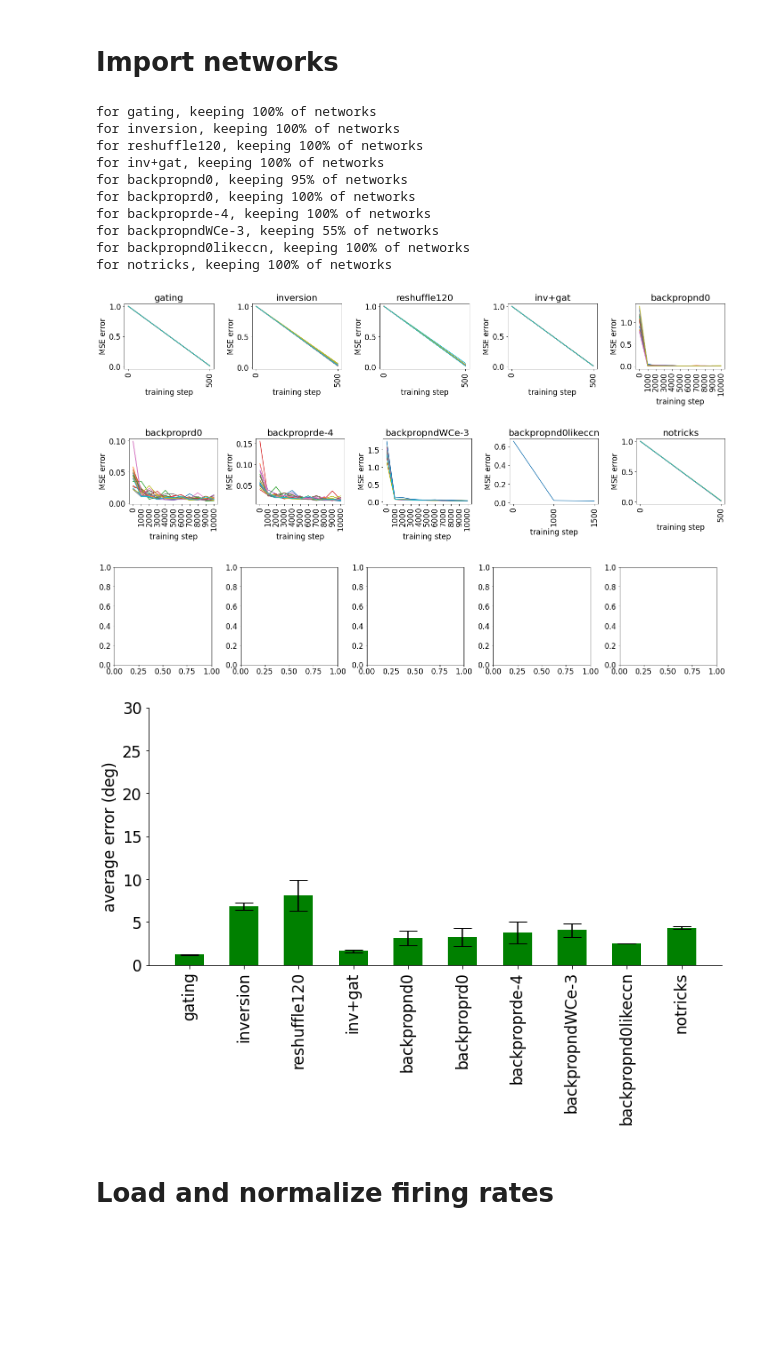
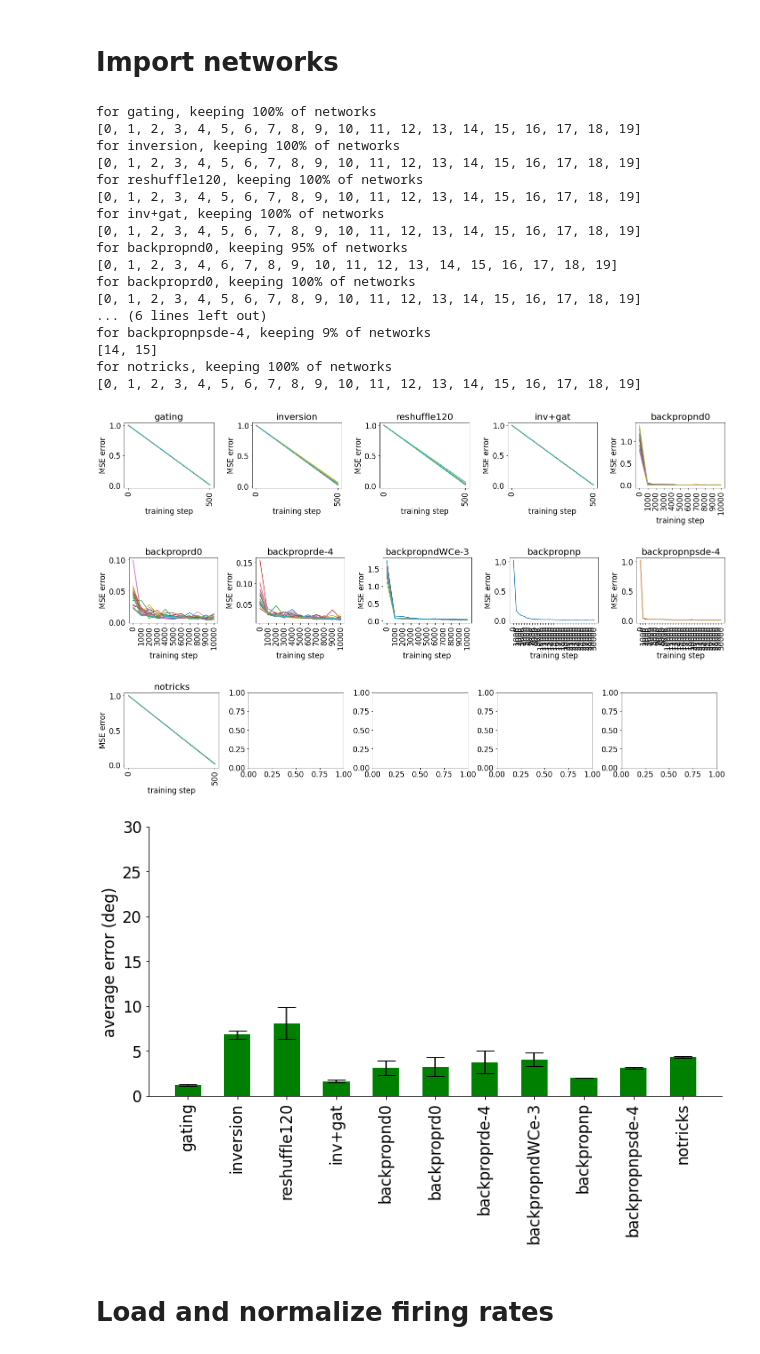
Before and after one commit to azaho/ccn_story3, a Jupyter notebook: netdist.ipynb, the cells around one changed output. Saved outputs shown, nothing was run; the diff lists cells and outputs as text; code cells hidden in the pictures; blank space fills up the shorter version.

```diff
--- a/netdist.ipynb
+++ b/netdist.ipynb
@@ -6,7 +6,7 @@ from netrep.metrics import LinearMetric
 from netrep.metrics import GaussianStochasticMetric
 import matplotlib.pyplot as plt
 import seaborn as sns
-import json
+import json, math
 from scipy import stats
 
 # Load all networks to study here
@@ -71,9 +71,14 @@ all_networks = {
         "names": [f"data/backpropndecCTRNN_2DIR1O_dr100_n0.1_la0.001_r{i}_dv" for i in range(20)],
         "indices": np.arange(0, 64, 16)
     },
-    "backpropnd0likeccn": {
-        "color": np.random.rand(3,),
-        "names": [f"data/backpropndCTRNN_2DIR1O_dr100_n0.1_la0.0001_rlikeCCN_dv" for i in range(1)],
+    "backpropnp": {
+        "color": np.random.rand(3,),  # random color
+        "names": [f"data/backpropnpCTRNN_2DIR1O_dr100_n0.1_la0.0001_rAA_dv" for i in range(1)],
+        "indices": np.arange(0, 64, 16)
+    },
+    "backpropnpsde-4": {
+        "color": np.random.rand(3,),  # random color
+        "names": [f"data/backpropnpsdCTRNN_2DIR1O_dr100_n0.1_la0.0001_r{i}_dv" for i in range(20)],
         "indices": np.arange(0, 64, 16)
     },
     "notricks": {
@@ -114,7 +119,8 @@ all_networks = {
 }
 
 
-keep = "gating,inversion,reshuffle120,inv+gat,backpropnd0,backproprd0,backproprde-4,backpropndWCe-3,backpropnd0likeccn,notricks,diego_phd_mst,diego_phd_pfc,diego_new_mst,diego_new_pfc,cheng_pfc".split(',')
+keep = "gating,inversion,reshuffle120,inv+gat,backpropnd0,backproprd0,backproprde-4,backpropndWCe-3,backpropnp,notricks,diego_phd_mst,diego_phd_pfc,diego_new_mst,diego_new_pfc,cheng_pfc".split(',')
+keep = "gating,inversion,reshuffle120,inv+gat,backpropnd0,backproprd0,backproprde-4,backpropndWCe-3,backpropnp,backpropnpsde-4,notricks,diego_phd_mst,diego_phd_pfc,diego_new_mst,diego_new_pfc,cheng_pfc".split(',')
 for key in list(all_networks.keys()):
    if key not in keep: del all_networks[key]
 
@@ -136,7 +142,7 @@ for name, network in all_networks.items():
     if 'errors' in network:
         indices_to_remove = []
         for i, error in enumerate(network['errors']):
-            if error>15:
+            if error>15 or math.isnan(error):
                 indices_to_remove.append(i)
 
         print(f"for {name}, keeping {int((1-len(indices_to_remove)/len(network['names']))*100)}% of networks")
@@ -144,6 +150,7 @@ for name, network in all_networks.items():
             del network['names'][x]
             del network['errors'][x]
             del network['metadatas'][x]
+        print([i for i in range(20) if i not in indices_to_remove])
 
 # show all errors through time, for an overview
 row_count = 0  # Counter to track the number of plots in the current row
@@ -166,39 +173,46 @@ for network_name, network in all_networks.items():
         fig, axs = plt.subplots(1, 5, figsize=(20, 4))
         row_count = 0
 plt.tight_layout()
 plt.show()
 
 # show all final errors of kept networks, for comparison
 use_networks = [key for key in all_networks.keys() if "neural" not in all_networks[key] or not all_networks[key]["neural"]]
 means = [np.mean(all_networks[network]["errors"]) for network in use_networks]
 errors = [np.std(all_networks[network]["errors"]) for network in use_networks]
 fig = plt.figure(figsize=(10, 7))
 plt.rc('font', **{'family': 'DejaVu Sans', 'weight': 'normal', 'size': 17})
 ax = plt.subplot(1, 1, 1)
 ax.bar(np.arange(1, len(use_networks)+1)*1.5, means, yerr=errors, align='center', alpha=1, ecolor='black', capsize=10, color="green")
 plt.xticks(ticks=np.arange(1, len(use_networks)+1)*1.5, labels=use_networks)
 plt.ylim(0, 30)
 ax.set_ylabel('average error (deg)')
 plt.gca().spines['top'].set_visible(False)
 plt.gca().spines['right'].set_visible(False)
 plt.gca().set_xticklabels(ax.get_xticklabels(), rotation=90)
 plt.tight_layout()
 plt.show()
 # %% [output]
 for gating, keeping 100% of networks
+[0, 1, 2, 3, 4, 5, 6, 7, 8, 9, 10, 11, 12, 13, 14, 15, 16, 17, 18, 19]
 for inversion, keeping 100% of networks
+[0, 1, 2, 3, 4, 5, 6, 7, 8, 9, 10, 11, 12, 13, 14, 15, 16, 17, 18, 19]
 for reshuffle120, keeping 100% of networks
+[0, 1, 2, 3, 4, 5, 6, 7, 8, 9, 10, 11, 12, 13, 14, 15, 16, 17, 18, 19]
 for inv+gat, keeping 100% of networks
+[0, 1, 2, 3, 4, 5, 6, 7, 8, 9, 10, 11, 12, 13, 14, 15, 16, 17, 18, 19]
 for backpropnd0, keeping 95% of networks
+[0, 1, 2, 3, 4, 6, 7, 8, 9, 10, 11, 12, 13, 14, 15, 16, 17, 18, 19]
 for backproprd0, keeping 100% of networks
-for backproprde-4, keeping 100% of networks
-for backpropndWCe-3, keeping 55% of networks
-for backpropnd0likeccn, keeping 100% of networks
+[0, 1, 2, 3, 4, 5, 6, 7, 8, 9, 10, 11, 12, 13, 14, 15, 16, 17, 18, 19]
+... (6 lines left out)
+for backpropnpsde-4, keeping 9% of networks
+[14, 15]
 for notricks, keeping 100% of networks
+[0, 1, 2, 3, 4, 5, 6, 7, 8, 9, 10, 11, 12, 13, 14, 15, 16, 17, 18, 19]
 [figure]
-[figure, old version]
+[figure, new version]
-[figure, old version]
+[figure, new version]
-[figure, old version]
+[figure, new version]
 # %% [markdown]
 # Load and normalize firing rates
 # %%
```
Also changed, not shown: parts of 5 cells of this notebook, 10 other files.
